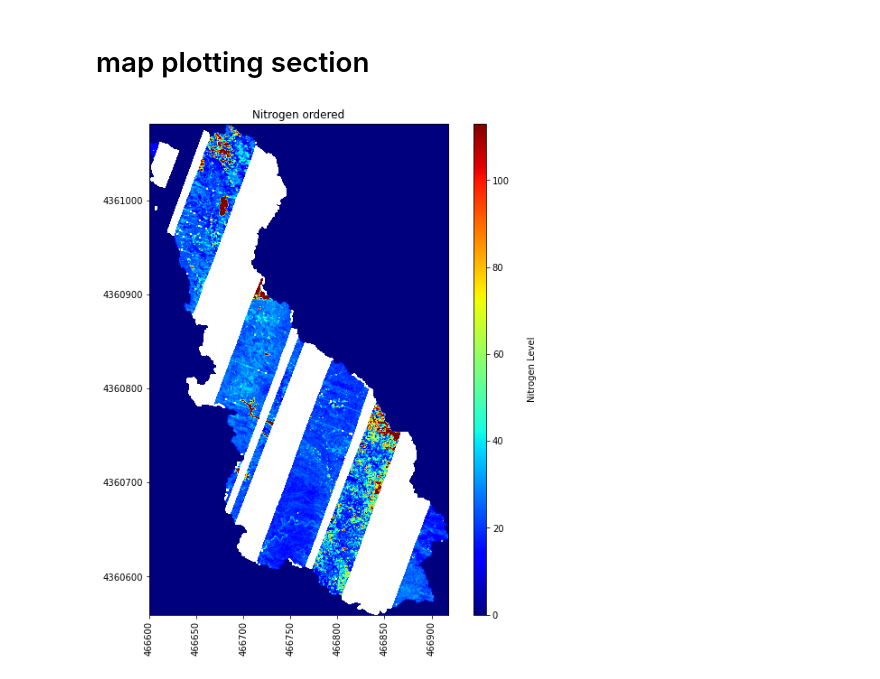
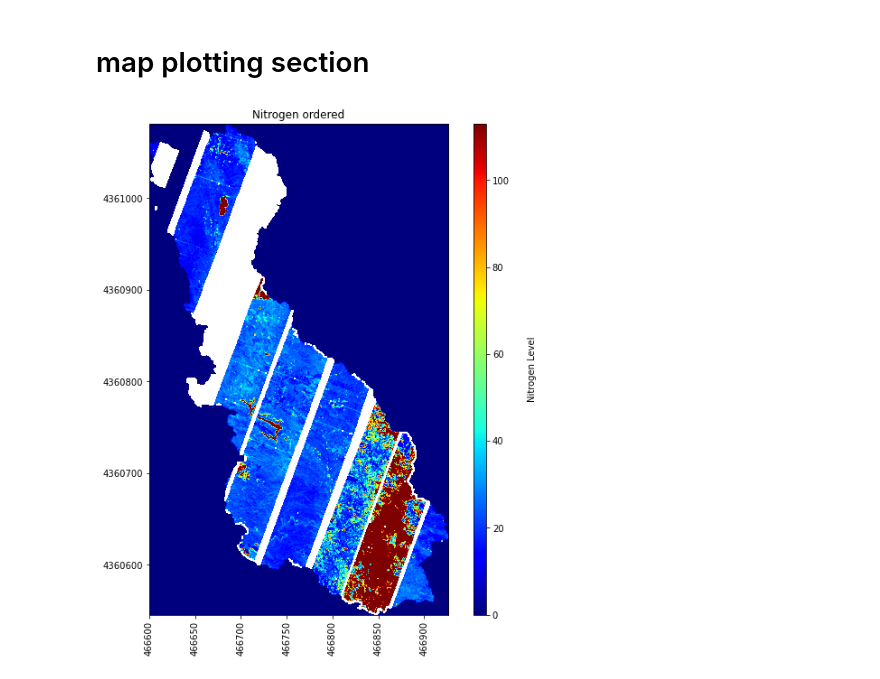
Before and after one commit to gnarledbranches/ea-2021-final-project-fire-histories-for-hydrologic-modeling, a Jupyter notebook: gdal-nitrogen.ipynb, the cells around one changed output. Cells and saved outputs as stored; diff of their text form; code cells hidden in the pictures.

```diff
--- a/gdal-nitrogen.ipynb
+++ b/gdal-nitrogen.ipynb
@@ -218,12 +218,12 @@ nitrogen_order3_floats[np.where(nitrogen_order3_floats==113)]=np.nan
 # %%
 fig, ax = plt.subplots(figsize=(10,10))
 
 
-plot_array(nitrogen_order2_floats[:,:,0],
-           nitrogen_order2_metadata['extent'],
+plot_array(nitrogen_order3_floats[:,:,0],
+           nitrogen_order3_metadata['extent'],
            (0,113),
            title='Nitrogen ordered',
            cmap_title='Nitrogen Level',
            colormap='jet')
 # %% [output]
-[figure, old version]
+[figure, new version]
```
